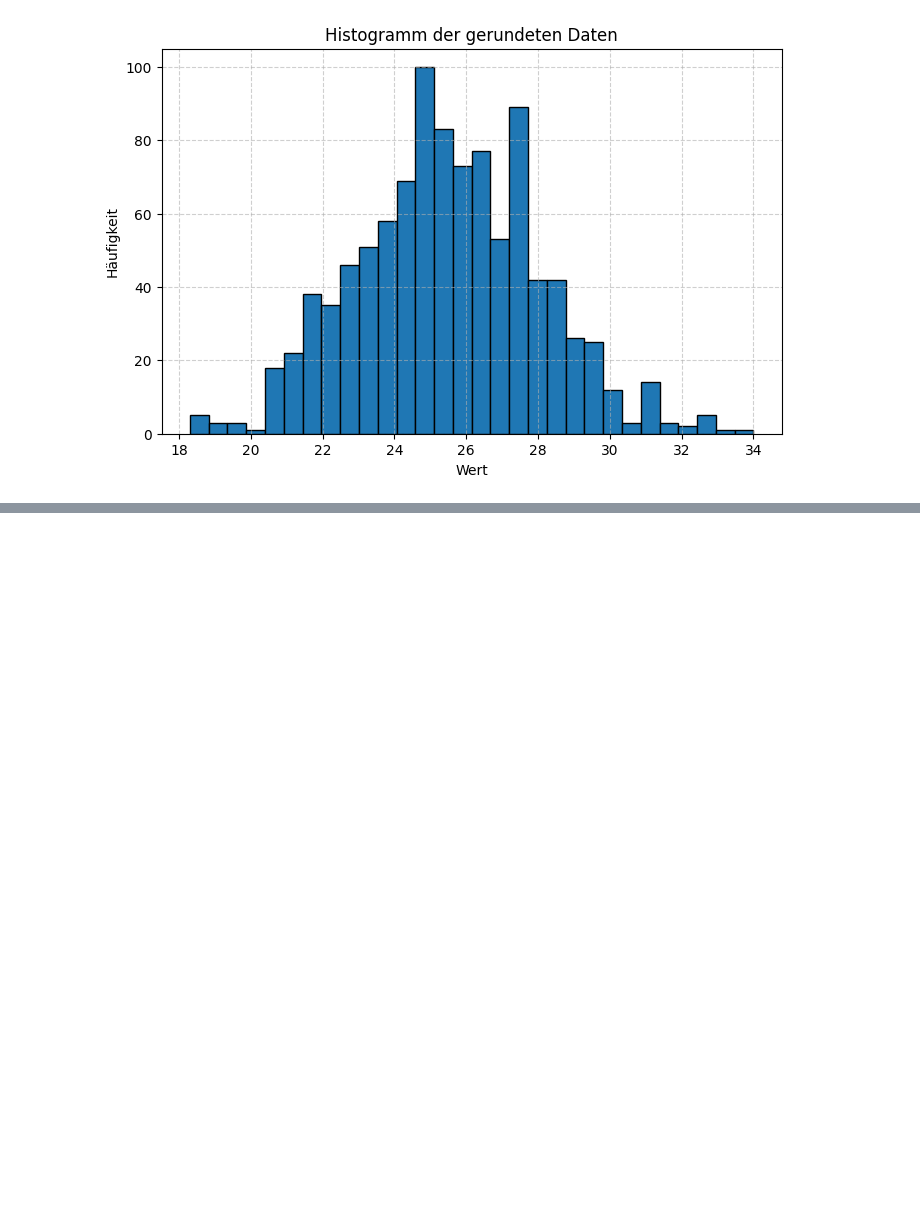
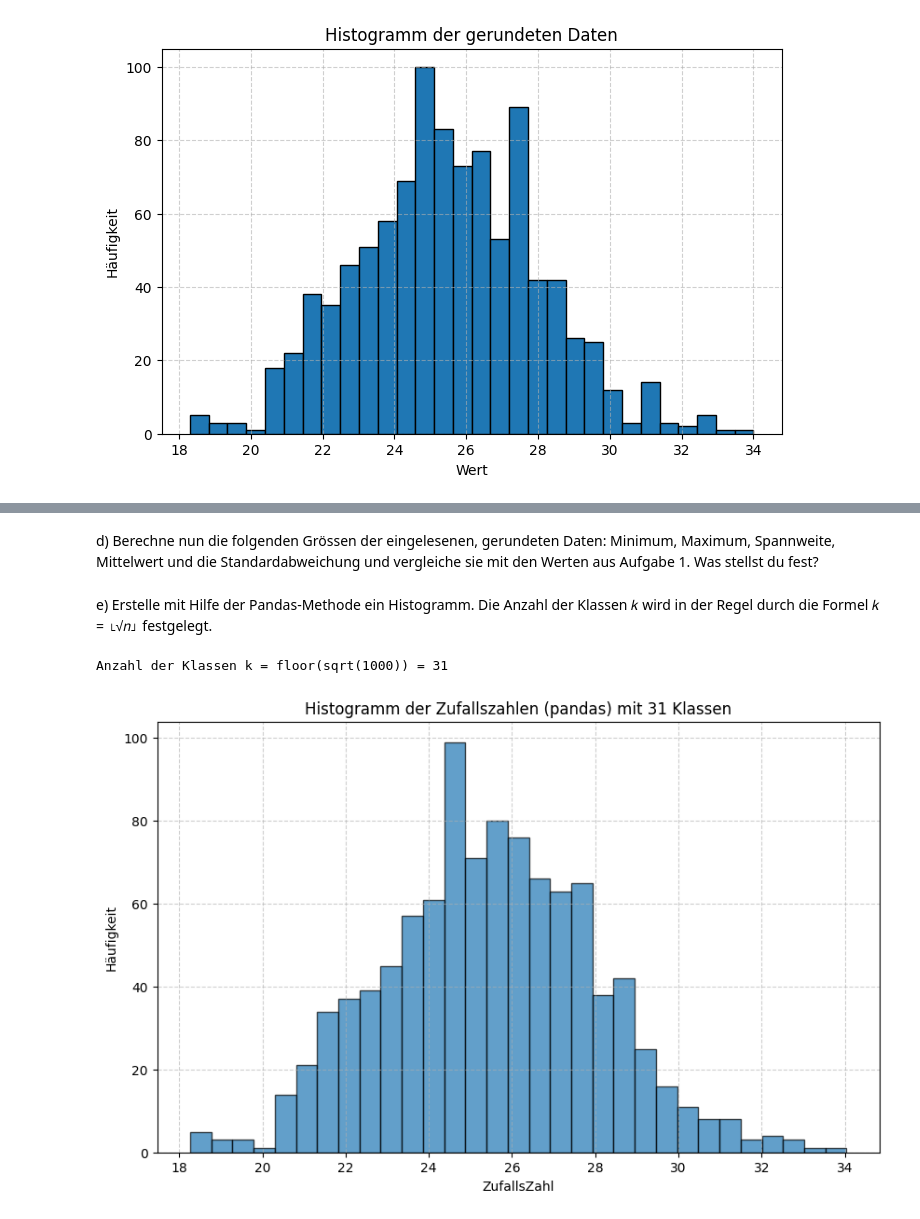
Before and after one commit to Wenish/teko-semester4-data-science, a Jupyter notebook: aufgabenserie3.ipynb, the cells around one changed output, grey strips where cells are left out. Cells and saved outputs as stored; diff of their text form; code cells hidden in the pictures; blank space fills up the shorter version.

Commit message:
aufgabe serie 3_2

```diff
--- a/aufgabenserie3.ipynb
+++ b/aufgabenserie3.ipynb
@@ -79,0 +87,16 @@ plt.show()
+# %%
+import pandas as pd
+
+# Daten mit pandas einlesen
+data_pandas = pd.read_csv("./data/daten_03_1_normal.txt", header=None, names=['values'])
+
+# Datentyp ausgeben
+print(f"Datentyp der pandas Variable: {type(data_pandas)}")
+print(f"Datentyp der numpy Variable aus Aufgabe 1: {type(data_rounded)}")
+
+print(f"\nVergleich:")
+print(f"pandas: {type(data_pandas)} - DataFrame mit Spalten und Index")
+print(f"numpy: {type(data_rounded)} - einfaches Array")
+
+print(f"\nErste 10 Werte der pandas Daten:")
+print(data_pandas.head(10))
@@ -79,0 +126,6 @@ plt.show()
+# %%
+# Spaltenüberschrift ändern
+data_pandas.columns = ['ZufallsZahl']
+
+# Ausgabe der ersten 5 Zeilen
+print(data_pandas.head())
@@ -79,0 +167,4 @@ plt.show()
+# %% [markdown]
+d) Berechne nun die folgenden Grössen der eingelesenen, gerundeten Daten: Minimum,
+Maximum, Spannweite, Mittelwert und die Standardabweichung und vergleiche sie mit
+den Werten aus Aufgabe 1. Was stellst du fest?
@@ -79,0 +186,21 @@ plt.show()
+# %% [markdown]
+e) Erstelle mit Hilfe der Pandas-Methode ein Histogramm. Die Anzahl der Klassen 𝑘 wird in
+der Regel durch die Formel 𝑘 = ⌊√𝑛⌋ festgelegt.
+# %%
+import math
+
+# Berechnung der Anzahl der Klassen k = floor(sqrt(n))
+k = math.floor(math.sqrt(n))
+print(f"Anzahl der Klassen k = floor(sqrt({n})) = {k}")
+
+# Erstellen des Histogramms mit pandas
+plt.figure(figsize=(10, 6))
+data_pandas['ZufallsZahl'].hist(bins=k, edgecolor='black', alpha=0.7)
+plt.title(f'Histogramm der Zufallszahlen (pandas) mit {k} Klassen')
+plt.xlabel('ZufallsZahl')
+plt.ylabel('Häufigkeit')
+plt.grid(True, linestyle='--', alpha=0.6)
+plt.show()
+# %% [output]
+Anzahl der Klassen k = floor(sqrt(1000)) = 31
+[figure, added]
```
Also changed, not shown: parts of 9 cells of this notebook, 1 other file.
